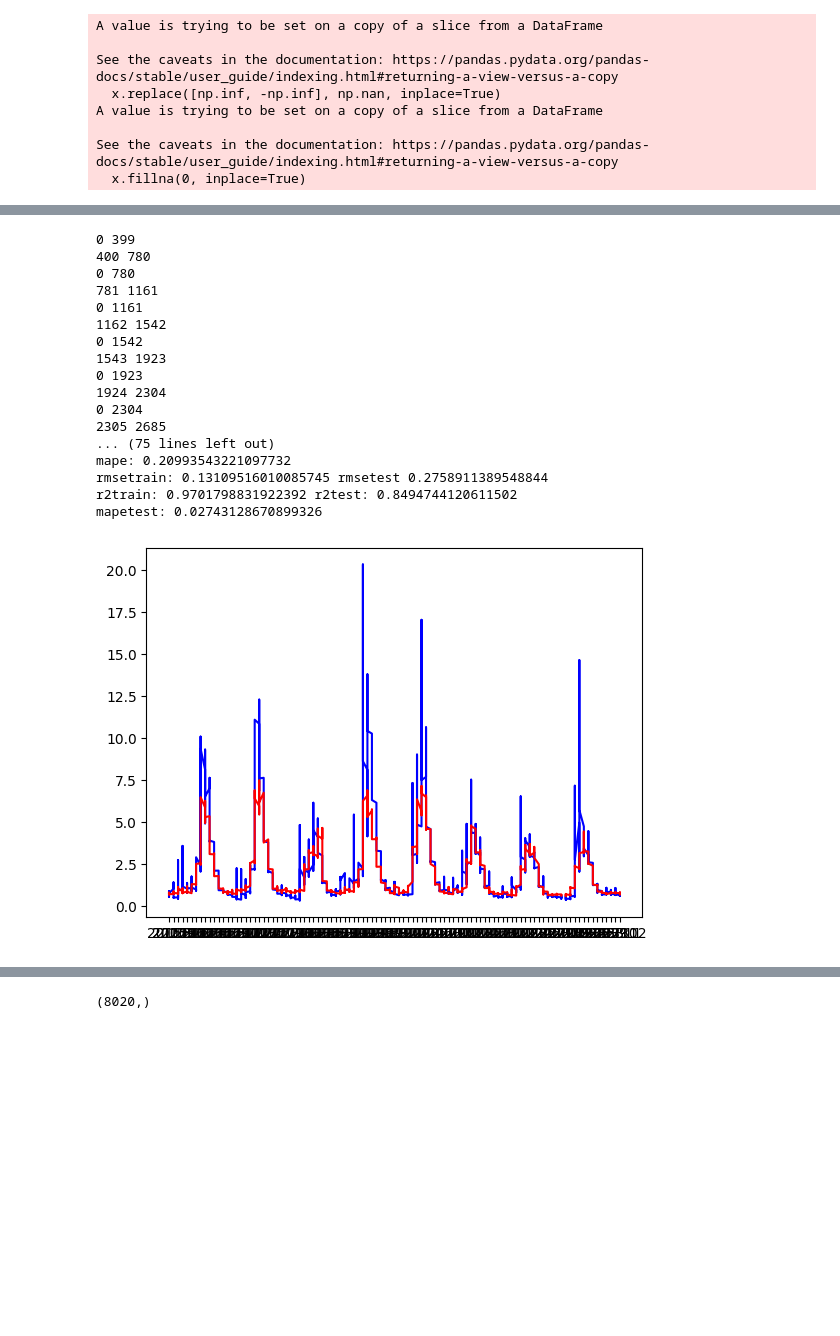
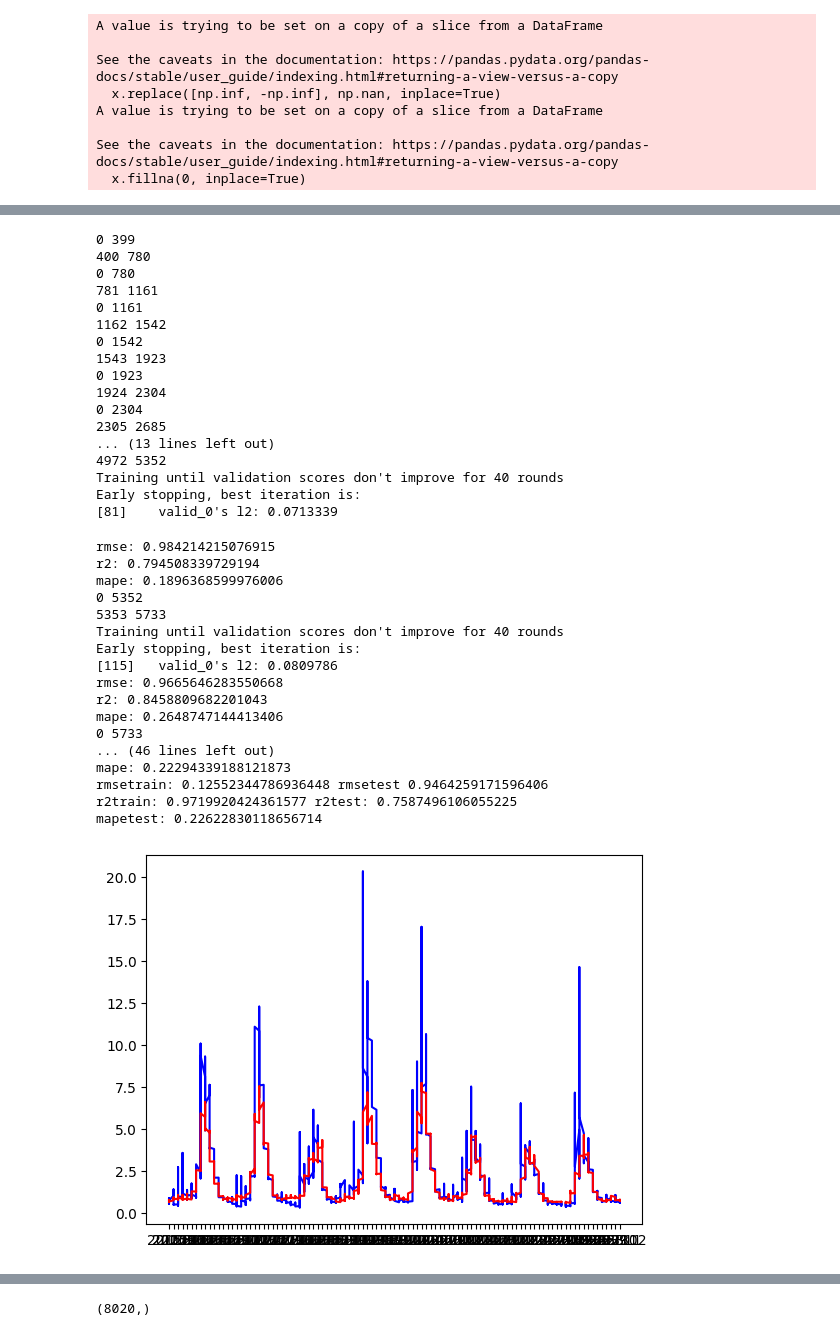
Before and after one commit to homa-abedin/Dams, a Jupyter notebook: dams-teh.ipynb, the cells around one changed output, grey strips where cells are left out. Saved outputs shown, nothing was run; the diff lists cells and outputs as text; code cells hidden in the pictures; blank space fills up the shorter version.

```diff
--- a/dams-teh.ipynb
+++ b/dams-teh.ipynb
@@ -102,33 +107,48 @@ x.shape
 # %%
-tscv = TimeSeriesSplit(n_splits = 10)
+tscv = TimeSeriesSplit(n_splits = 20)
 test_rmse = []
 train_rmse= []
 test_r2 = []
 train_r2=[]
 test_mape=[]
+XGB_predictions = pd.DataFrame(columns=['predictXGB'])
+
+
 i=0
 for train_index, test_index in tscv.split(x):
     i+=1
     X_train, X_test = x.iloc[train_index], x.iloc[test_index]
     Y_train, Y_test = y.iloc[train_index], y.iloc[test_index]
-    if i>=6:
+    if i>=13:
 
-        model = xgb.XGBRegressor(n_estimators=440, learning_rate=0.01,  max_depth= 12 ,colsample_bytree= 0.6,  n_jobs=4)
+        model = xgb.XGBRegressor(n_estimators=10000,early_stopping_rounds=10, learning_rate=0.07,  max_depth= 15 ,colsample_bytree= 0.85,  n_jobs=4)
 
-        model.fit(X_train,Y_train)
+        model.fit(X_train, Y_train,sample_weight=X_train['std_TotalAbBarfVBaran_in'], eval_set=[(X_test,Y_test)],verbose=False)
 
     # Predictions
         test_predict = model.predict(X_test)
         train_predict = model.predict(X_train)
+        Y_test= (np.exp(Y_test)-100)/1000
+        test_predict= (np.exp(test_predict)-100)/1000
 
+        y_final.append(Y_test)
         test_rmse.append ( np.sqrt(mean_squared_error(Y_test, test_predict)))
         train_rmse.append ( np.sqrt(mean_squared_error(Y_train, train_predict)))
 
         test_mape.append (mean_absolute_percentage_error(Y_test, test_predict))
+        df_temp = pd.DataFrame({'predictXGB': test_predict})
+
+        # استفاده از pd.concat برای اضافه کردن پیش‌بینی‌ها به دیتافریم اصلی
+        XGB_predictions = pd.concat([XGB_predictions, df_temp], ignore_index=True)
 
         test_r2 .append ( r2_score(Y_test, test_predict))
         train_r2 .append ( r2_score(Y_train, train_predict))
+        print ('rmse:',np.sqrt(mean_squared_error(Y_test, test_predict)))
+        print ('r2:', r2_score(Y_test, test_predict))
+        print ('mape:', mean_absolute_percentage_error(Y_test, test_predict))
 
+        plt.plot( X_test['Year'].astype(str) + X_test['month'].astype(str) ,Y_test, color='blue')
+        plt.plot( X_test['Year'].astype(str) + X_test['month'].astype(str) ,test_predict, color='red')
 print("rmsetrain:",np.mean(train_rmse),"rmsetest",np.mean(test_rmse))
 print ("r2train:",np.mean(train_r2),'r2test:',np.mean(test_r2) )
 
@@ -201,6 +206,8 @@ train_rmse= []
 test_r2 = []
 train_r2=[]
 test_mape=[]
+LGB_predictions = pd.DataFrame(columns=['predictLGB'])
+TestSet=pd.DataFrame(columns=['Test'])
 i=0
 for train_index, test_index in tscv.split(x):
 
@@ -210,47 +217,70 @@ for train_index, test_index in tscv.split(x):
     print (train_index.min(),train_index.max())
     print (test_index.min(),test_index.max())
     if i>=13:
-        lgb = lightgbm.LGBMRegressor( n_estimators=10000, num_leaves=31, learning_rate=0.07, colsample_bytree=0.85,verbose=0)
+        lgb = lightgbm.LGBMRegressor( n_estimators=10000, num_leaves=31, learning_rate=0.05, colsample_bytree=0.85,verbose=0)
 
         lgb.fit(X_train, Y_train,sample_weight=X_train['std_TotalAbBarfVBaran_in'], eval_set=(X_test,Y_test),callbacks=([early_stopping(stopping_rounds=40)]))
 
         test_predict = lgb.predict(X_test, num_iteration=lgb.best_iteration_)
         train_predict = lgb.predict(X_train, num_iteration=lgb.best_iteration_)
+        Y_test= (np.exp(Y_test)-100)/1000
+        test_predict= (np.exp(test_predict)-100)/1000
 
         test_rmse.append ( np.sqrt(mean_squared_error(Y_test, test_predict)))
         train_rmse.append ( np.sqrt(mean_squared_error(Y_train, train_predict)))
 
         test_r2 .append ( r2_score(Y_test, test_predict))
         train_r2 .append ( r2_score(Y_train, train_predict))
         test_mape.append (mean_absolute_percentage_error(Y_test, test_predict))
-        Y_test= (np.exp(Y_test)-100)/1000
-        test_predict= (np.exp(test_predict)-100)/1000
+        df_temp = pd.DataFrame({'predictLGB': test_predict})
+        test_temp = pd.DataFrame({'Test': Y_test})
+        # استفاده از pd.concat برای اضافه کردن پیش‌بینی‌ها به دیتافریم اصلی
+        LGB_predictions= pd.concat([LGB_predictions, df_temp], ignore_index=True)
+        TestSet= pd.concat([TestSet, test_temp], ignore_index=True)
+
         plt.plot( X_test['Year'].astype(str) + X_test['month'].astype(str) ,Y_test, color='blue')
         plt.plot( X_test['Year'].astype(str) + X_test['month'].astype(str) ,test_predict, color='red')
         print ('rmse:',np.sqrt(mean_squared_error(Y_test, test_predict)))
         print ('r2:', r2_score(Y_test, test_predict))
         print ('mape:', mean_absolute_percentage_error(Y_test, test_predict))
         #plt.show()
 print("rmsetrain:",np.mean(train_rmse),"rmsetest",np.mean(test_rmse))
 print ("r2train:",np.mean(train_r2),'r2test:',np.mean(test_r2) )
 
 print ('mapetest:',np.mean(test_mape))
 # %% [output]
 0 399
 400 780
 0 780
 781 1161
 0 1161
 1162 1542
 0 1542
 1543 1923
 0 1923
 1924 2304
 0 2304
 2305 2685
-... (75 lines left out)
-mape: 0.20993543221097732
-rmsetrain: 0.13109516010085745 rmsetest 0.2758911389548844
-r2train: 0.9701798831922392 r2test: 0.8494744120611502
-mapetest: 0.02743128670899326
+... (13 lines left out)
+4972 5352
+Training until validation scores don't improve for 40 rounds
+Early stopping, best iteration is:
+[81]    valid_0's l2: 0.0713339
+rmse: 0.984214215076915
+r2: 0.794508339729194
+mape: 0.1896368599976006
+0 5352
+5353 5733
+Training until validation scores don't improve for 40 rounds
+Early stopping, best iteration is:
+[115]   valid_0's l2: 0.0809786
+rmse: 0.9665646283550668
+r2: 0.8458809682201043
+mape: 0.2648747144413406
+0 5733
+... (46 lines left out)
+mape: 0.22294339188121873
+rmsetrain: 0.12552344786936448 rmsetest 0.9464259171596406
+r2train: 0.9719920424361577 r2test: 0.7587496106055225
+mapetest: 0.22622830118656714
-[figure, old version]
+[figure, new version]
```
Also changed, not shown: parts of 25 cells of this notebook.
